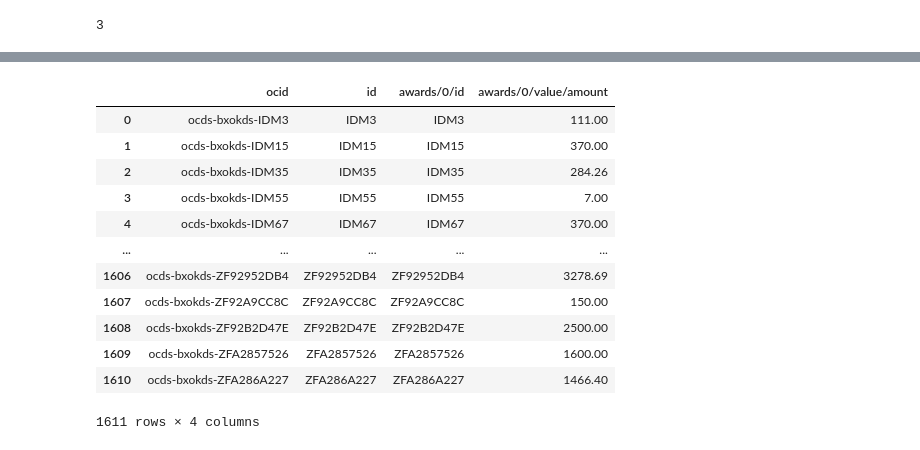
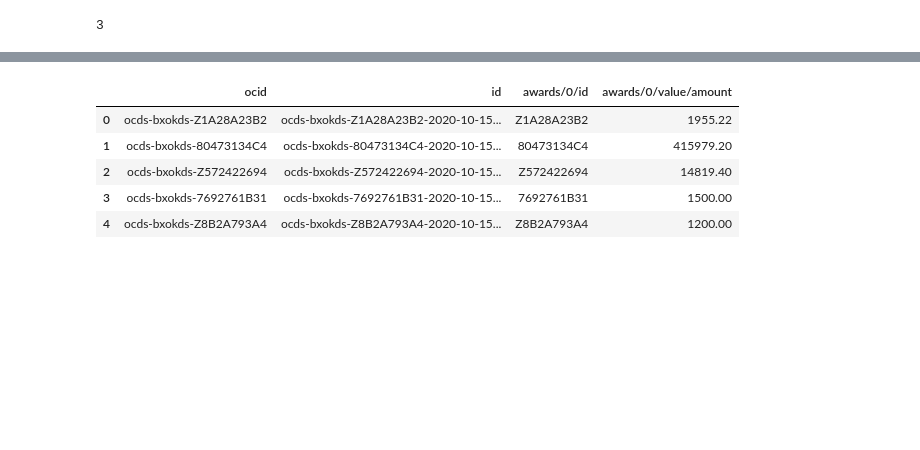
Before and after one commit to ondata/appaltipop, a Jupyter notebook: notebook/anactoocds.ipynb, the cells around one changed output, grey strips where cells are left out. Cells and saved outputs as stored; diff of their text form; code cells hidden in the pictures; blank space fills up the shorter version.

```diff
--- a/notebook/anactoocds.ipynb
+++ b/notebook/anactoocds.ipynb
@@ -13,10 +13,10 @@ tmp_dir = '../csv/tmp/'
 schema_dir = '../csv/'
 out_dir = '../data/'
 
+date = '2020-10-15T00:00:00Z'
 
 
-
-#cod_pa = '00080270838'
+cod_pa = '00080270838'
 #cod_pa = '00097020598'
 #cod_pa = '00104330493'
 #cod_pa = '00124600685'
@@ -51,7 +51,7 @@ out_dir = '../data/'
 #cod_pa = '80025760820'
 #cod_pa = '80049220637'
 #cod_pa = '81001210723'
-cod_pa = '84006890481'
+#cod_pa = '84006890481'
 
 
 work_dir = data_dir + cod_pa
@@ -80,6 +80,6 @@ par_input.head()
 # %%
 
-lot_input = read_lotti(work_dir)
+lot_input = read_lotti(work_dir, cod_pa)
 
 lot_input.head()
 # %% [output]
@@ -147,22 +133,15 @@ tende_tenderers.head()
 # %%
 
-awards = create_awards(lot_input)
+awards = create_awards(lot_input, date)
 
 
 awards.head()
 # %% [output]
 |  | ocid | id | awards/0/id | awards/0/value/amount |
-| 0 | ocds-bxokds-IDM3 | IDM3 | IDM3 | 111.00 |
-| 1 | ocds-bxokds-IDM15 | IDM15 | IDM15 | 370.00 |
-| 2 | ocds-bxokds-IDM35 | IDM35 | IDM35 | 284.26 |
-| 3 | ocds-bxokds-IDM55 | IDM55 | IDM55 | 7.00 |
-| 4 | ocds-bxokds-IDM67 | IDM67 | IDM67 | 370.00 |
-| ... | ... | ... | ... | ... |
-| 1606 | ocds-bxokds-ZF92952DB4 | ZF92952DB4 | ZF92952DB4 | 3278.69 |
-| 1607 | ocds-bxokds-ZF92A9CC8C | ZF92A9CC8C | ZF92A9CC8C | 150.00 |
-| 1608 | ocds-bxokds-ZF92B2D47E | ZF92B2D47E | ZF92B2D47E | 2500.00 |
-| 1609 | ocds-bxokds-ZFA2857526 | ZFA2857526 | ZFA2857526 | 1600.00 |
-| 1610 | ocds-bxokds-ZFA286A227 | ZFA286A227 | ZFA286A227 | 1466.40 |
+| 0 | ocds-bxokds-Z1A28A23B2 | ocds-bxokds-Z1A28A23B2-2020-10-15... | Z1A28A23B2 | 1955.22 |
+| 1 | ocds-bxokds-80473134C4 | ocds-bxokds-80473134C4-2020-10-15... | 80473134C4 | 415979.20 |
+| 2 | ocds-bxokds-Z572422694 | ocds-bxokds-Z572422694-2020-10-15... | Z572422694 | 14819.40 |
+| 3 | ocds-bxokds-7692761B31 | ocds-bxokds-7692761B31-2020-10-15... | 7692761B31 | 1500.00 |
+| 4 | ocds-bxokds-Z8B2A793A4 | ocds-bxokds-Z8B2A793A4-2020-10-15... | Z8B2A793A4 | 1200.00 |
-1611 rows × 4 columns
 # %%
 
```
Also changed, not shown: parts of 9 cells of this notebook, 2 other files.
